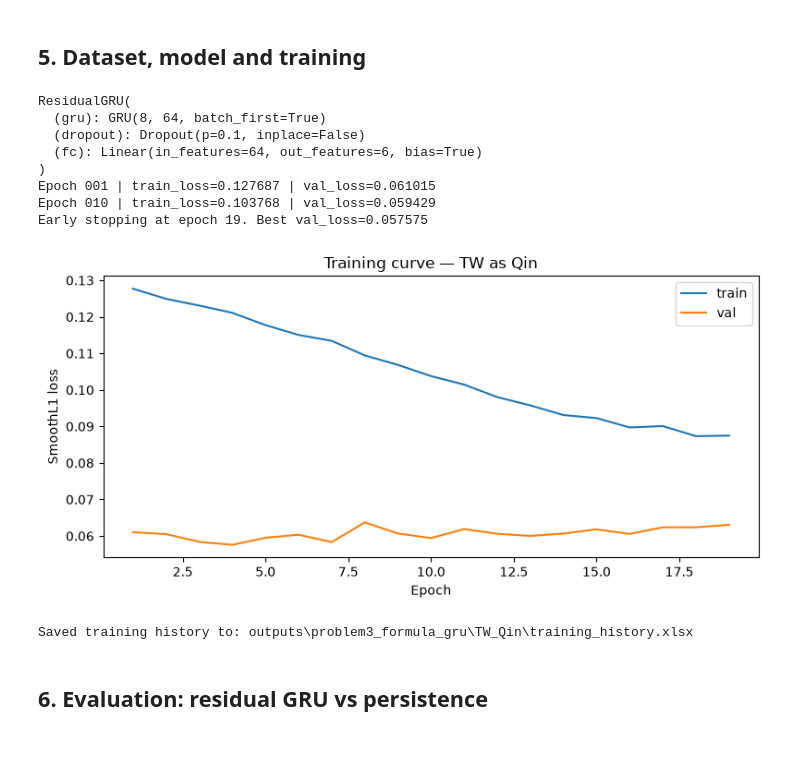
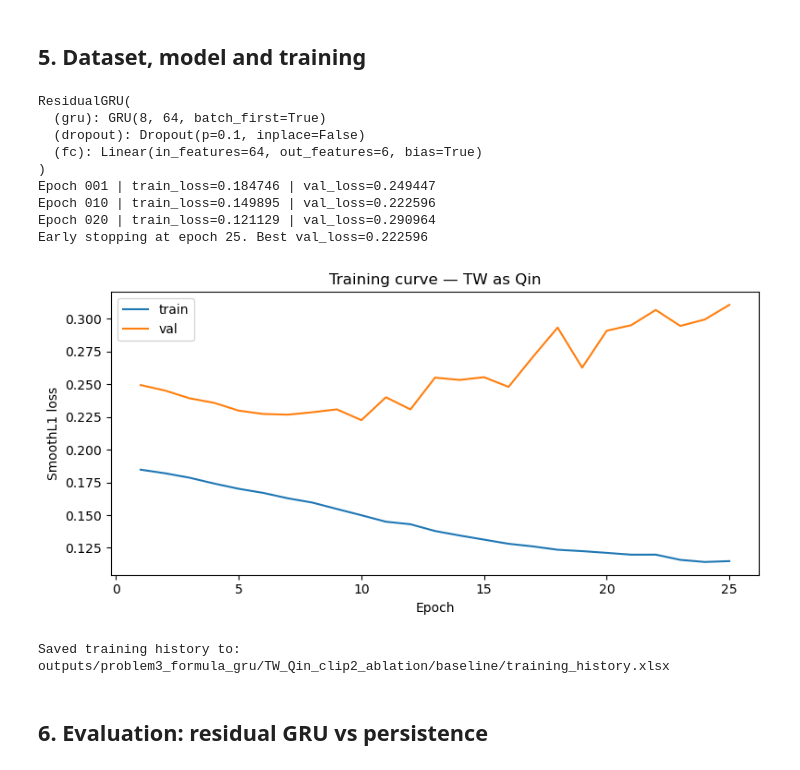
Before and after one commit to Azdmjiny/2026-Asia-Pasific-cup, a Jupyter notebook: codes/p3/p3_TW_Qin.ipynb, the cells around one changed output. Cells and saved outputs as stored; diff of their text form; code cells hidden in the pictures.

```diff
--- a/codes/p3/p3_TW_Qin.ipynb
+++ b/codes/p3/p3_TW_Qin.ipynb
@@ -25,9 +25,13 @@ POSSIBLE_DATA_PATHS = [
     Path("data/merged.xlsx"),
     Path("merged.xlsx"),
     Path("../data/merged.xlsx"),
+    Path("../../data/merged.xlsx"),
 ]
 
-OUTPUT_DIR = Path("outputs/problem3_formula_gru/TW_Qin")
+# Feature ablation variant. The final value is selected by validation loss.
+FEATURE_VARIANT = "baseline"
+
+OUTPUT_DIR = Path(f"outputs/problem3_formula_gru/TW_Qin_clip2_ablation/{FEATURE_VARIANT}")
 OUTPUT_DIR.mkdir(parents=True, exist_ok=True)
 
 MANUAL_DATETIME_COL = None
@@ -36,6 +40,10 @@ MANUAL_TIME_COL = "TIME"
 ALLOW_DATE_ONLY = False
 
 TARGET_OVERRIDE = None
+
+# Match the P1 clipped experiment: cap modeled NTU values at 2.0.
+CLIP_NTU_UPPER = 2.0
+CLIP_NTU_INPUTS = True
 
 QIN_MODE = "TW"
 QIN_COL = "T/W FLOW"
@@ -71,7 +79,16 @@ NATIVE_BASE_TOLERANCE_HOURS = 1.1
 USE_GAP_AWARE_SEQUENCES = True
 ALLOW_ROW_ORDER_FALLBACK = True
 
+
+# Expanding-window blocked time-series evaluation.
+RUN_BLOCKED_CV = True
+BLOCKED_CV_FOLDS = 4
+BLOCKED_CV_INITIAL_TRAIN_RATIO = 0.50
+BLOCKED_CV_BLOCK_RATIO = 0.10
+
 print("Qin mode:", QIN_MODE, "| Qin column:", QIN_COL)
+print("Feature variant:", FEATURE_VARIANT)
+print("NTU clipping upper bound:", CLIP_NTU_UPPER)
 print("Output directory:", OUTPUT_DIR.resolve())
 # %% [output]
 Qin mode: TW | Qin column: T/W FLOW
@@ -549,19 +551,20 @@ X_test: (802, 12, 8) y_test: (802, 6)
 # =========================
 
 class SequenceDataset(Dataset):
-    def __init__(self, X, y):
+    def __init__(self, X, y, mask):
         self.X = torch.tensor(X, dtype=torch.float32)
         self.y = torch.tensor(y, dtype=torch.float32)
+        self.mask = torch.tensor(mask, dtype=torch.float32)
 
     def __len__(self):
         return len(self.X)
 
     def __getitem__(self, idx):
-        return self.X[idx], self.y[idx]
+        return self.X[idx], self.y[idx], self.mask[idx]
 
-train_loader = DataLoader(SequenceDataset(X_train, y_train), batch_size=BATCH_SIZE, shuffle=True)
-val_loader = DataLoader(SequenceDataset(X_val, y_val), batch_size=BATCH_SIZE, shuffle=False)
-test_loader = DataLoader(SequenceDataset(X_test, y_test), batch_size=BATCH_SIZE, shuffle=False)
+train_loader = DataLoader(SequenceDataset(X_train, y_train, mask_train), batch_size=BATCH_SIZE, shuffle=True)
+val_loader = DataLoader(SequenceDataset(X_val, y_val, mask_val), batch_size=BATCH_SIZE, shuffle=False)
+test_loader = DataLoader(SequenceDataset(X_test, y_test, mask_test), batch_size=BATCH_SIZE, shuffle=False)
 
 class ResidualGRU(nn.Module):
     def __init__(self, input_size, hidden_size=64, num_layers=1, dropout=0.1, output_size=6):
@@ -592,7 +595,7 @@ model = ResidualGRU(
     output_size=HORIZON,
 ).to(device)
 
-criterion = nn.SmoothL1Loss()
+criterion = nn.SmoothL1Loss(reduction="none")
 optimizer = torch.optim.AdamW(model.parameters(), lr=LEARNING_RATE, weight_decay=1e-4)
 
 print(model)
@@ -602,28 +605,32 @@ def run_epoch(model, loader, optimizer=None):
     model.train(is_train)
 
     total_loss = 0.0
-    n = 0
+    observed_total = 0.0
 
-    for xb, yb in loader:
+    for xb, yb, mb in loader:
         xb = xb.to(device)
         yb = yb.to(device)
+        mb = mb.to(device)
 
         if is_train:
             optimizer.zero_grad()
 
         pred = model(xb)
-        loss = criterion(pred, yb)
+        element_loss = criterion(pred, yb)
+        observed_count = mb.sum()
+        if observed_count.item() == 0:
+            continue
+        loss = (element_loss * mb).sum() / observed_count
 
         if is_train:
             loss.backward()
             torch.nn.utils.clip_grad_norm_(model.parameters(), max_norm=5.0)
             optimizer.step()
 
-        bs = xb.size(0)
-        total_loss += loss.item() * bs
-        n += bs
+        total_loss += loss.item() * observed_count.item()
+        observed_total += observed_count.item()
 
-    return total_loss / max(n, 1)
+    return total_loss / max(observed_total, 1.0)
 
 best_val_loss = float("inf")
 best_state = None
@@ -647,38 +654,39 @@ for epoch in range(1, EPOCHS + 1):
         print(f"Epoch {epoch:03d} | train_loss={train_loss:.6f} | val_loss={val_loss:.6f}")
 
     if patience_counter >= PATIENCE:
         print(f"Early stopping at epoch {epoch}. Best val_loss={best_val_loss:.6f}")
         break
 
 if best_state is not None:
     model.load_state_dict(best_state)
 
 history_df = pd.DataFrame(history)
 history_path = OUTPUT_DIR / "training_history.xlsx"
 history_df.to_excel(history_path, index=False)
 
 plt.figure(figsize=(8, 4))
 plt.plot(history_df["epoch"], history_df["train_loss"], label="train")
 plt.plot(history_df["epoch"], history_df["val_loss"], label="val")
 plt.xlabel("Epoch")
 plt.ylabel("SmoothL1 loss")
 plt.title(f"Training curve — {QIN_MODE} as Qin")
 plt.legend()
 plt.tight_layout()
 plt.show()
 
 print("Saved training history to:", history_path)
 # %% [output]
 ResidualGRU(
   (gru): GRU(8, 64, batch_first=True)
   (dropout): Dropout(p=0.1, inplace=False)
   (fc): Linear(in_features=64, out_features=6, bias=True)
 )
-Epoch 001 | train_loss=0.127687 | val_loss=0.061015
-Epoch 010 | train_loss=0.103768 | val_loss=0.059429
-Early stopping at epoch 19. Best val_loss=0.057575
+Epoch 001 | train_loss=0.184746 | val_loss=0.249447
+Epoch 010 | train_loss=0.149895 | val_loss=0.222596
+Epoch 020 | train_loss=0.121129 | val_loss=0.290964
+Early stopping at epoch 25. Best val_loss=0.222596
-[figure, old version]
+[figure, new version]
-Saved training history to: outputs\problem3_formula_gru\TW_Qin\training_history.xlsx
+Saved training history to: outputs/problem3_formula_gru/TW_Qin_clip2_ablation/baseline/training_history.xlsx
 # %% [markdown]
 ## 6. Evaluation: residual GRU vs persistence
 # %%
```
Also changed, not shown: parts of 11 cells of this notebook, 6 other files.
